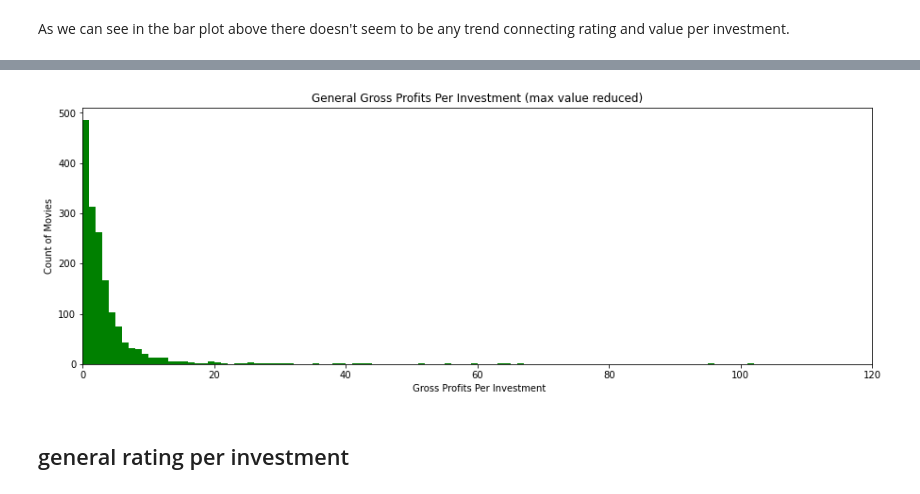
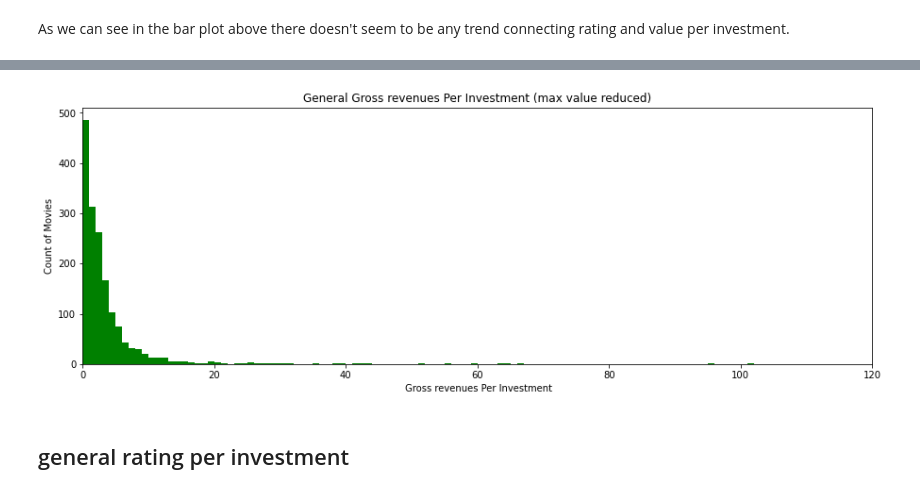
Before and after one commit to guymu15/dsc-phase-1-project-v2-3, a Jupyter notebook: Movie_Performance_Analysis.ipynb, the cells around one changed output, grey strips where cells are left out. Saved outputs shown, nothing was run; the diff lists cells and outputs as text; code cells hidden in the pictures.

```diff
--- a/Movie_Performance_Analysis.ipynb
+++ b/Movie_Performance_Analysis.ipynb
@@ -299,19 +298,19 @@ plt.savefig("graphs\General Gross Profits Per Investment.png",
 # %%
 fig2, ax2 = plt.subplots(figsize=(15,5))
 bins1 = range(int(cleared_data["value_per_investment"].min()),
              int(cleared_data["value_per_investment"].max()))
 ax2.hist(
     x = cleared_data["value_per_investment"],
     bins = bins1,
     color = 'green')
 ax2.set_xlim(xmin=0,xmax=120)
-ax2.set_title("General Gross Profits Per Investment (max value reduced)")
-ax2.set_xlabel(" Gross Profits Per Investment")
+ax2.set_title("General Gross revenues Per Investment (max value reduced)")
+ax2.set_xlabel(" Gross revenues Per Investment")
 ax2.set_ylabel("Count of Movies");
-plt.savefig("graphs\General Gross Profits Per Investment (max value reduced).png",
+plt.savefig("graphs\General_Gross_revenues_Per_Investment_(max_value_reduced).png",
             bbox_inches='tight', dpi=600)
 # %% [output]
-[figure, old version]
+[figure, new version]
 # %% [markdown]
 ## general rating per investment
 # %%
```
Also changed, not shown: parts of 21 cells of this notebook, 3 other files.
